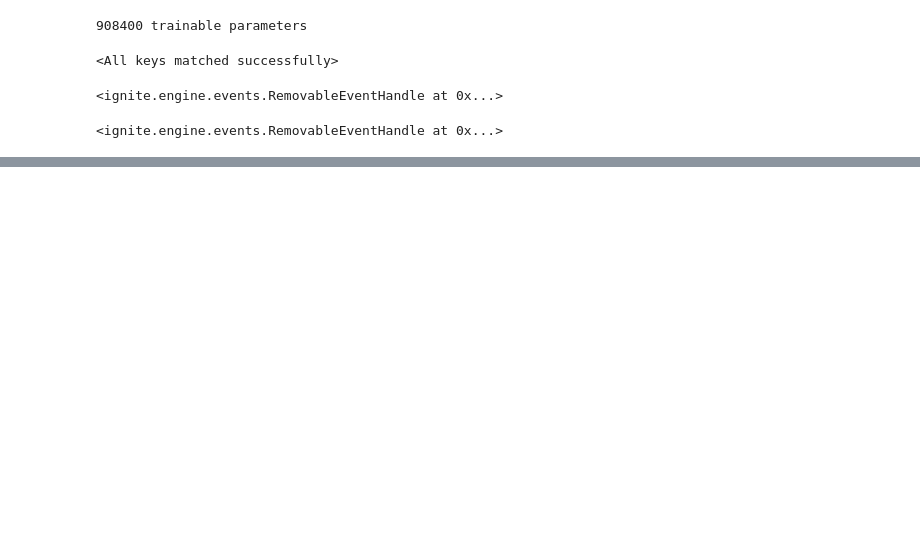
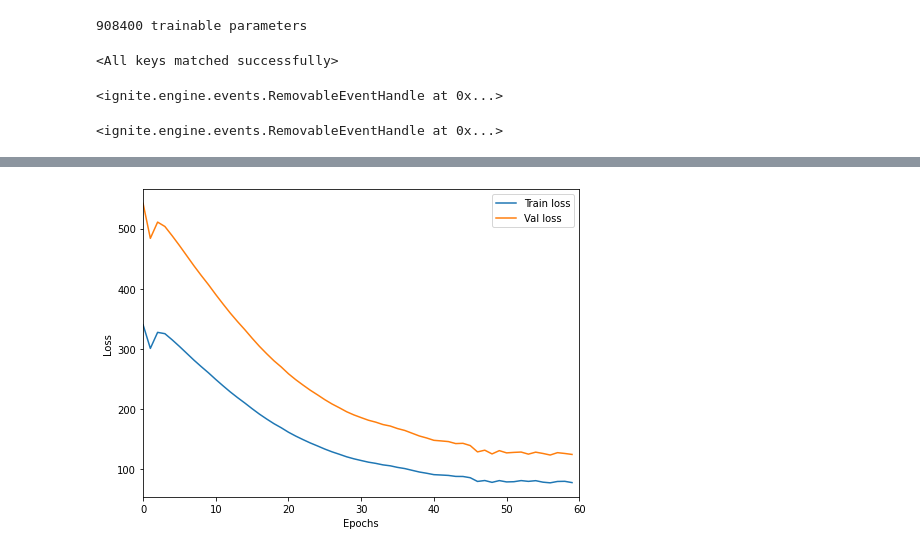
Before and after one commit to apelykh/deep-audio-mixer, a Jupyter notebook: training_ignite.ipynb, the cells around one changed output, grey strips where cells are left out. Saved outputs shown, nothing was run; the diff lists cells and outputs as text; code cells hidden in the pictures; blank space fills up the shorter version.

```diff
--- a/training_ignite.ipynb
+++ b/training_ignite.ipynb
@@ -331,0 +442,12 @@ plt.savefig('{}/loss.png'.format(weights_dir))
+# %%
+plt.figure(figsize=(7, 5))
+plt.plot(training_history['loss'], label='Train loss')
+plt.plot(validation_history['loss'], label='Val loss')
+plt.xlabel('Epochs')
+plt.ylabel('Loss');
+plt.xlim(0, 60)
+plt.legend()
+plt.tight_layout()
+plt.savefig('{}/loss.png'.format(weights_dir))
+# %% [output]
+[figure, added]
```
Also changed, not shown: parts of 15 cells of this notebook, 8 other files.
